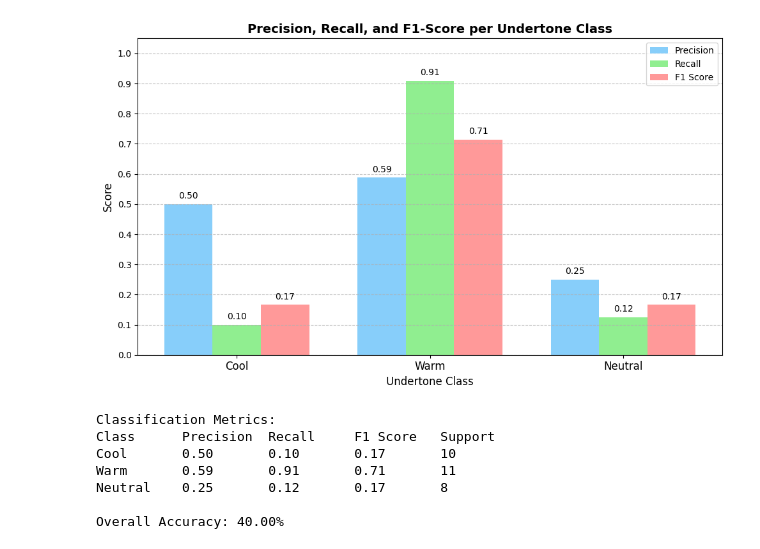
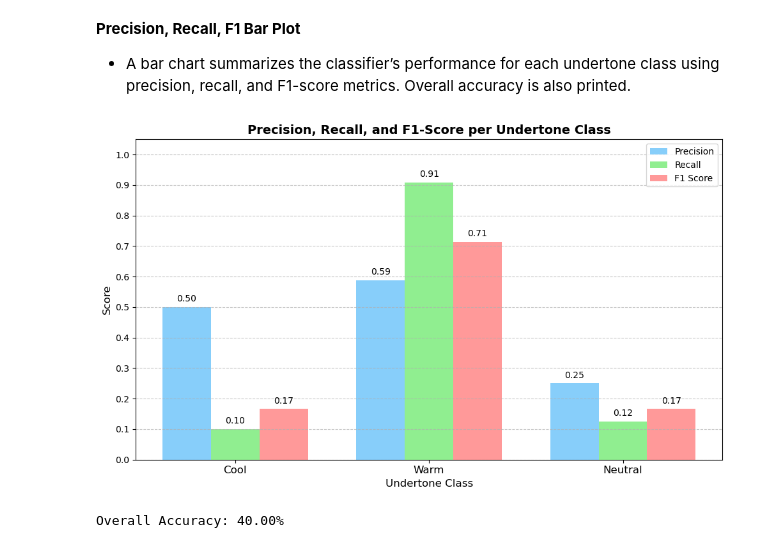
Before and after one commit to Marian843/undertone-experiment, a Jupyter notebook: experiment.ipynb, the cells around one changed output. Drawn from its saved outputs; the diff is of its cells as text; code cells hidden in the pictures.

```diff
--- a/experiment.ipynb
+++ b/experiment.ipynb
@@ -90,8 +25,4 @@ L* = 62.74, a* = 13.30, b* = 27.83
 # %%
-# Load the ground truth labels
-df = pd.read_csv("undertone_labels.csv")
-df["ground_truth_undertone"] = df["ground_truth_undertone"].str.strip().str.lower()
-
-# Create lists to collect labels
-actuals = []
-predictions = []
+# Load and normalize labels
+labels_df = pd.read_csv("undertone_labels.csv")
+labels_df["ground_truth_undertone"] = labels_df["ground_truth_undertone"].str.strip().str.lower()
@@ -220,66 +119,42 @@ Predicted 1s: 4
+# %% [markdown]
+**Precision, Recall, F1 Bar Plot**
+- A bar chart summarizes the classifier’s performance for each undertone class using precision, recall, and F1-score metrics. Overall accuracy is also printed.
 # %%
-from sklearn.metrics import precision_recall_fscore_support, accuracy_score
-import matplotlib.pyplot as plt
-import numpy as np
+precision, recall, f1, support = precision_recall_fscore_support(
+    actuals, predictions, labels=labels, zero_division=0
+)
+accuracy = accuracy_score(actuals, predictions)
 
-# Get per-class scores
-precision, recall, f1, support = precision_recall_fscore_support(
-    actuals, predictions, labels=["cool", "warm", "neutral"], zero_division=0
-)
-
-classes = ["Cool", "Warm", "Neutral"]
-x = np.arange(len(classes))
+x = np.arange(len(labels))
 width = 0.25
 
-# Overall accuracy
-accuracy = accuracy_score(actuals, predictions)
-
-# Create figure
 plt.figure(figsize=(10, 6))
 bar1 = plt.bar(x - width, precision, width=width, label='Precision', color='#87CEFA')
 bar2 = plt.bar(x, recall, width=width, label='Recall', color='#90EE90')
 bar3 = plt.bar(x + width, f1, width=width, label='F1 Score', color='#FF9999')
 
-# Add value labels on bars
-def add_labels(bars):
+# Annotate bars
+for bars in [bar1, bar2, bar3]:
     for bar in bars:
         height = bar.get_height()
         plt.annotate(f"{height:.2f}",
                      xy=(bar.get_x() + bar.get_width() / 2, height),
                      xytext=(0, 4),
                      textcoords="offset points",
                      ha='center', va='bottom', fontsize=10)
 
-add_labels(bar1)
-add_labels(bar2)
-add_labels(bar3)
-
-# Customizing plot
-plt.xticks(x, classes, fontsize=12)
+plt.xticks(x, [l.capitalize() for l in labels], fontsize=12)
 plt.yticks(np.arange(0, 1.1, 0.1))
 plt.ylim(0, 1.05)
 plt.ylabel("Score", fontsize=12)
 plt.xlabel("Undertone Class", fontsize=12)
 plt.title("Precision, Recall, and F1-Score per Undertone Class", fontsize=14, weight='bold')
 plt.legend(loc="upper right")
 plt.grid(axis='y', linestyle='--', alpha=0.7)
 plt.tight_layout()
 plt.show()
 
-# Print detailed metrics in table form
-print("Classification Metrics:")
-print(f"{'Class':<10} {'Precision':<10} {'Recall':<10} {'F1 Score':<10} {'Support'}")
-for i, cls in enumerate(classes):
-    print(f"{cls:<10} {precision[i]:<10.2f} {recall[i]:<10.2f} {f1[i]:<10.2f} {support[i]}")
-
-# Overall accuracy
-print(f"\nOverall Accuracy: {accuracy * 100:.2f}%")
+print("\nOverall Accuracy:", f"{accuracy * 100:.2f}%")
 # %% [output]
-[figure, old version]
+[figure, new version]
-Classification Metrics:
-Class      Precision  Recall     F1 Score   Support
-Cool       0.50       0.10       0.17       10
-Warm       0.59       0.91       0.71       11
-Neutral    0.25       0.12       0.17       8
-
 Overall Accuracy: 40.00%
```
Also changed, not shown: parts of 19 cells of this notebook, 1 other file.
